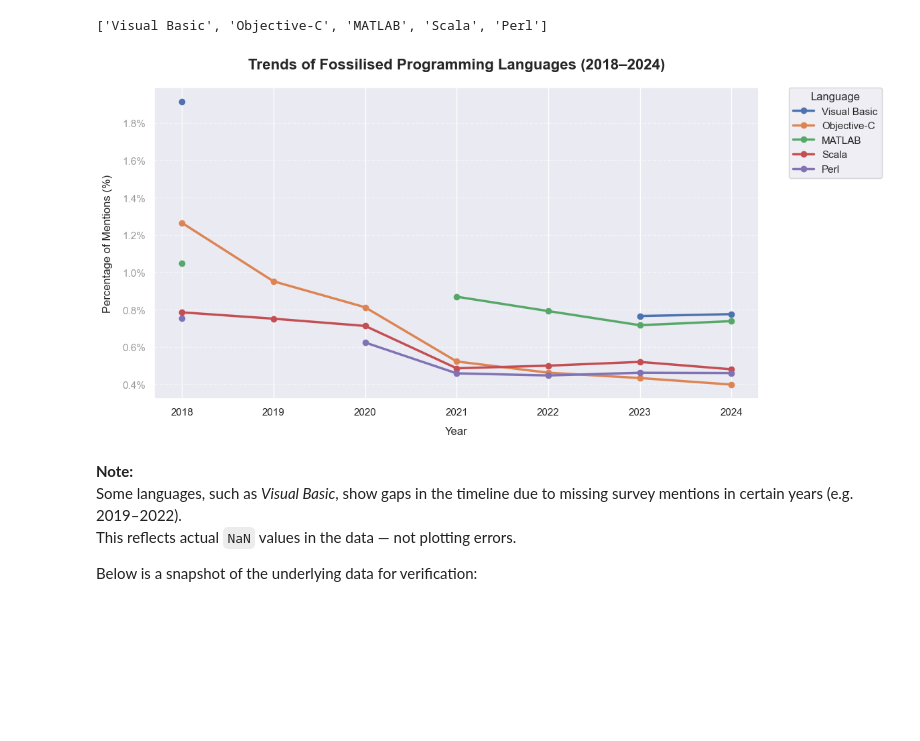
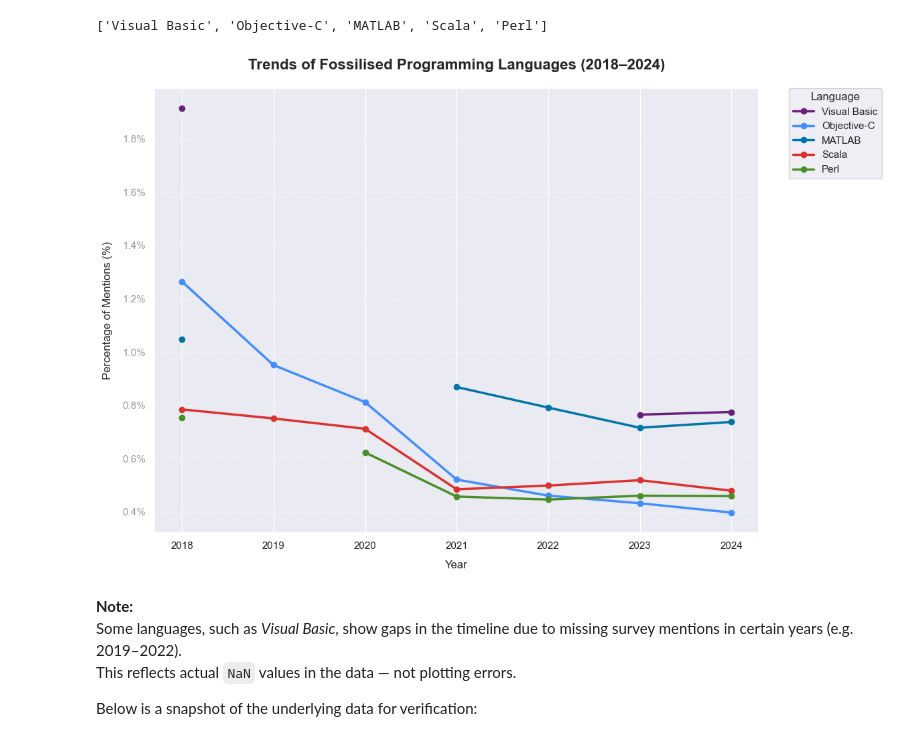
Before and after one commit to GitToKenn/dev-language-trends-2018-2024, a Jupyter notebook: notebook/02_language_trend_analysis.ipynb, the cells around one changed output. Drawn from its saved outputs; the diff is of its cells as text; code cells hidden in the pictures; blank space fills up the shorter version.

```diff
--- a/notebook/02_language_trend_analysis.ipynb
+++ b/notebook/02_language_trend_analysis.ipynb
@@ -62,12 +64,12 @@ df_lang_all['Language'] = df_lang_all['Language'].replace({
 # Mapping color of interest (Top Languages + Fossilised Languages)
 color_map = {
     # 🎯 Core Languages
-    'Python': '#3776AB',        # Python Blue
-    'SQL': '#336791',           # PostgreSQL Blue
+    'Python': '#306998',        # Python Blue
+    'SQL': '#66B2FF',           # PostgreSQL Blue
     'SAS': '#1A4FA3',           # SAS Blue
     'JavaScript': '#F7DF1E',    # JavaScript Yellow
     'HTML/CSS': '#E44D26',      # HTML Orange
-    'TypeScript': '#3178C6',    # TypeScript Blue
+    'TypeScript': '#2B6FB5',    # TypeScript Blue
     'Java': '#EA2D2E',          # Java Red (Oracle)
     'C#': '#9B4F96',            # C# Purple
     'C++': '#00599C',           # C++ Navy Blue
@@ -75,16 +77,16 @@ color_map = {
     'C': '#A8B9CC',             # C Cyan Blue
 
     # 🦖 Fossilised Languages
-    'Visual Basic': '#68217A',  # Classic VB Purple (Microsoft)
-    'Objective-C': '#438EFF',   # Apple Dev Blue (similar to Xcode)
-    'Ruby': '#CC342D',          # Ruby Red
-    'Swift': '#F05138',         # Swift Orange
-    'MATLAB': '#0076A8',        # MATLAB Blue
-    'Scala': '#DC322F',         # Scala Red
-    'R': '#1E62A1',             # R Official Blue
-    'Perl': '#0298C3',          # Perl Camel Blue
-    'VBA': '#185ABD',           # Office/VBA Blue
-    'Groovy': '#4298B8'         # Groovy Blue
+    'Visual Basic': '#68217A',   # Purple (Microsoft)
+    'Objective-C': '#438EFF',    # Apple Blue
+    'Ruby': '#CC342D',           # Ruby Red
+    'Swift': '#F05138',          # Swift Orange
+    'MATLAB': '#0076A8',         # MATLAB Blue
+    'Scala': '#DC322F',          # Scala Deep Red
+    'R': '#004C91',              # R Blue (kept)
+    'Perl': '#4B8F29',           # Shift to Blue-Teal for contrast
+    'VBA': '#4A2D8E',            # Keep (Blue, Microsoft)
+    'Groovy': '#FF9900'          # Switch Groovy to bright orange
 }
 # %%
 df_lang_all.info()
@@ -443,11 +470,12 @@ plt.figure(figsize=(16, 7))
 
 #plotting each of 5 lang
 for lang in df_top_langs_18_24_top5:
-    plt.plot(df_lang_pct_pivot.index,           # x-axis: year
-             df_lang_pct_pivot[lang],           # y-axis: % of mentions
+    plt.plot(df_lang_pct_pivot.index,
+             df_lang_pct_pivot[lang],
              label=lang,
              linewidth=2.5,
-             marker='o')
+             marker='o',
+             color=color_map.get(lang, None))  # fallback if not mapped
 
 #title and label setting
 plt.title("Percentage Trends in Programming Language Usage (2018–2024)",
@@ -466,7 +494,7 @@ plt.grid(axis='y',
 plt.xticks(df_lang_pct_pivot.index)  # ensures all years are shown on x-axis
 plt.yticks(color="grey",
            alpha=0.8)
-plt.gca().yaxis.set_major_formatter(StrMethodFormatter('{x:.1f}%'))
+plt.gca().yaxis.set_major_formatter(StrMethodFormatter('{x:.0f}%'))
 
 #lagend and layout
 plt.legend(title='Language',
@@ -660,44 +696,45 @@ print(top_5_fossilised_langs)
 ['Visual Basic', 'Objective-C', 'MATLAB', 'Scala', 'Perl']
 # %%
 #plot
-plt.figure(figsize=(12, 6))
+plt.figure(figsize=(12, 8))
 
 for lang in top_5_fossilised_langs:
     plt.plot(df_lang_pct_pivot.index,
              df_lang_pct_pivot[lang],
              label=lang,
              marker='o',
-             linewidth=2.5)
+             linewidth=2.5,
+             color=color_map.get(lang, None))
 
 #title and label setting
 plt.title("Trends of Fossilised Programming Languages (2018–2024)",
          fontsize = 16,
          fontweight = "bold",
          pad = 20)
 plt.xlabel("Year",
           labelpad = 10)
 plt.ylabel("Percentage of Mentions (%)",
           labelpad = 10)
 #grid and ticks
 plt.grid(axis = 'y',
         linestyle = '--',
         alpha = 0.5)
 plt.xticks(df_lang_pct_pivot.index)  # make sure all years shown
 plt.yticks(color="grey",
            alpha=0.8)
 plt.gca().yaxis.set_major_formatter(StrMethodFormatter('{x:.1f}%'))
 
 #lagend and layout
 plt.legend(title='Language',
            bbox_to_anchor=(1.05, 1),
            loc='upper left',
            borderaxespad=0.)
 plt.tight_layout()
 
 #print and show
 plt.show()
 # %% [output]
-[figure, old version]
+[figure, new version]
 # %% [markdown]
 **Note:**
 Some languages, such as *Visual Basic*, show gaps in the timeline due to missing survey mentions in certain years (e.g. 2019–2022).
```
Also changed, not shown: parts of 24 cells of this notebook.
